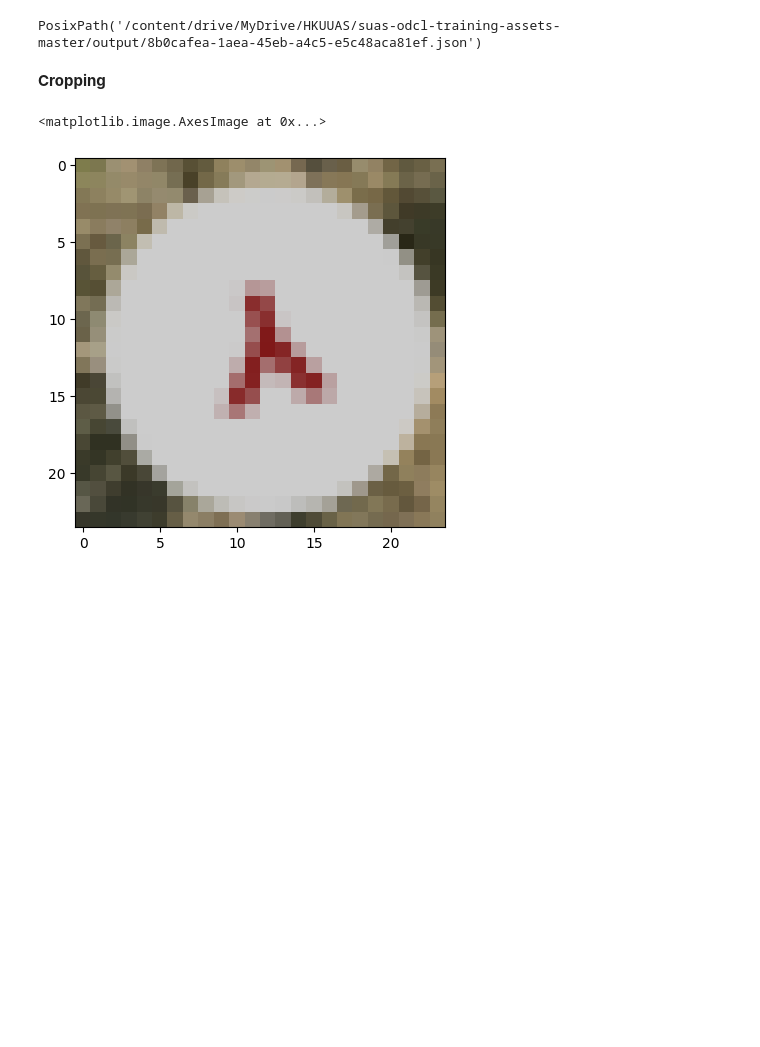
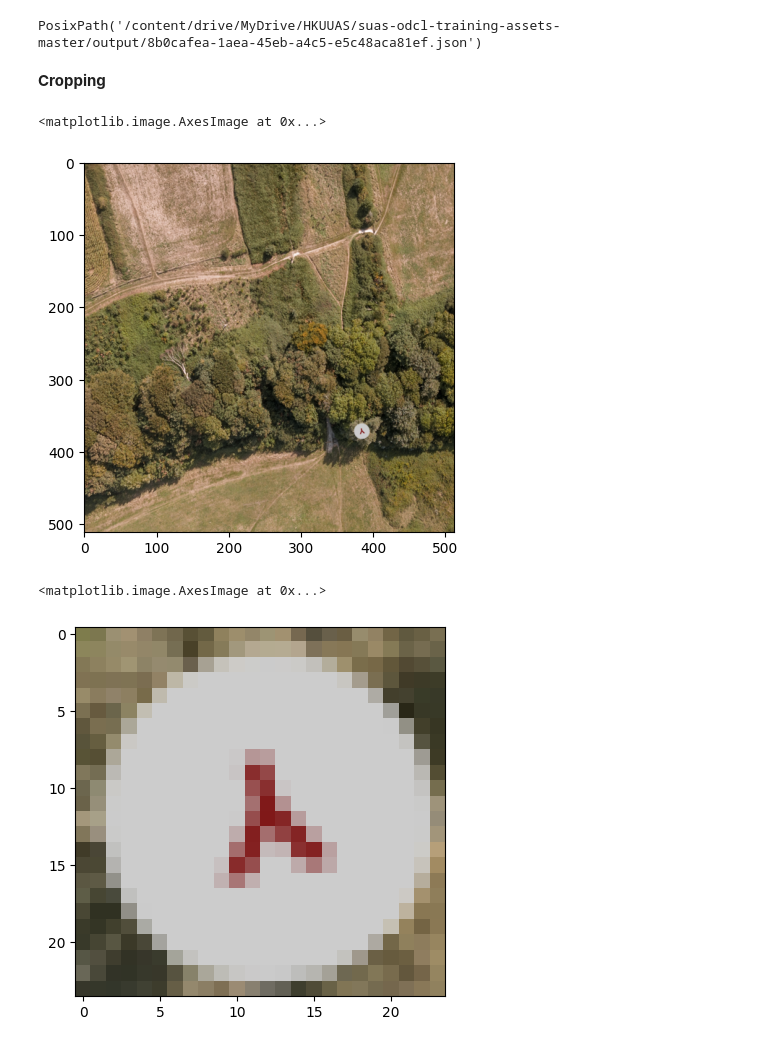
Before and after one commit to gvalencios/Object-Detection-and-Classification, a Jupyter notebook: Character_Segmentation.ipynb, the cells around one changed output. Cells and saved outputs as stored; diff of their text form; code cells hidden in the pictures; blank space fills up the shorter version.

```diff
--- a/Character_Segmentation.ipynb
+++ b/Character_Segmentation.ipynb
@@ -35,5 +35,13 @@ json_path
 PosixPath('/content/drive/MyDrive/HKUUAS/suas-odcl-training-assets-master/output/8b0cafea-1aea-45eb-a4c5-e5c48aca81ef.json')
 # %% [markdown]
 **Cropping**
+# %%
+import os
+img = Image.open(image_path)
+
+plt.imshow(img)
+# %% [output]
+<matplotlib.image.AxesImage at 0x...>
+[figure, added]
 # %%
 #crop the image
```
Also changed, not shown: parts of 2 cells of this notebook.
